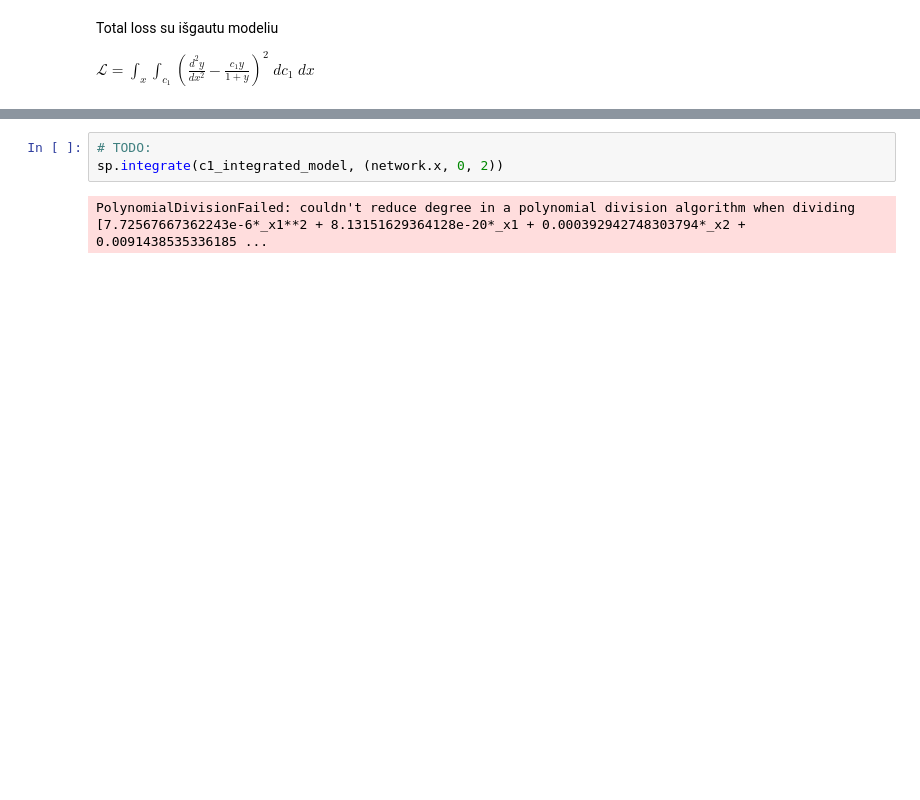
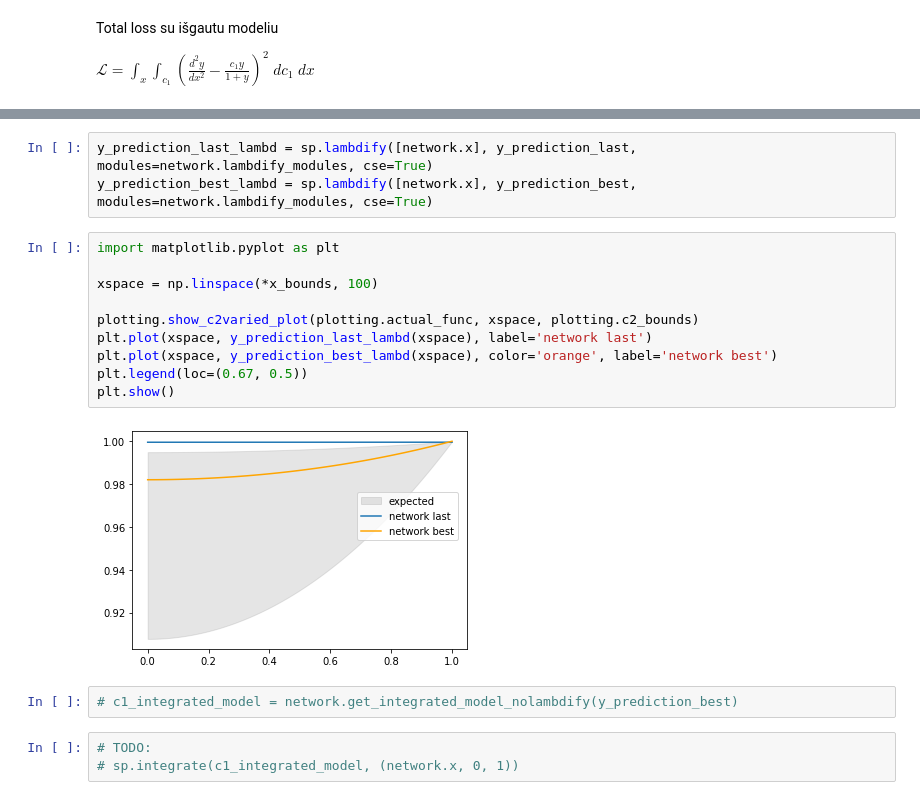
Before and after one commit to PauliusSasnauskas/sasde, a Jupyter notebook: main.ipynb, the cells around one changed output, grey strips where cells are left out. Cells and saved outputs as stored; diff of their text form; blank space fills up the shorter version.

```diff
--- a/main.ipynb
+++ b/main.ipynb
@@ -197,5 +216,20 @@ c1_integrated_model = network.get_integrated_model_nolambdify(y_prediction_last)
+# %%
+y_prediction_last_lambd = sp.lambdify([network.x], y_prediction_last, modules=network.lambdify_modules, cse=True)
+y_prediction_best_lambd = sp.lambdify([network.x], y_prediction_best, modules=network.lambdify_modules, cse=True)
+# %%
+import matplotlib.pyplot as plt
+
+xspace = np.linspace(*x_bounds, 100)
+
+plotting.show_c2varied_plot(plotting.actual_func, xspace, plotting.c2_bounds)
+plt.plot(xspace, y_prediction_last_lambd(xspace), label='network last')
+plt.plot(xspace, y_prediction_best_lambd(xspace), color='orange', label='network best')
+plt.legend(loc=(0.67, 0.5))
+plt.show()
+# %% [output]
+[figure, added]
+# %%
+# c1_integrated_model = network.get_integrated_model_nolambdify(y_prediction_best)
 # %%
 # TODO:
-sp.integrate(c1_integrated_model, (network.x, 0, 2))
+# sp.integrate(c1_integrated_model, (network.x, 0, 1))
-# %% [output]
-PolynomialDivisionFailed: couldn't reduce degree in a polynomial division algorithm when dividing [7.72567667362243e-6*_x1**2 + 8.13151629364128e-20*_x1 + 0.000392942748303794*_x2 + 0.0091438535336185 ...
```
Also changed, not shown: parts of 11 cells of this notebook, 3 other files.
